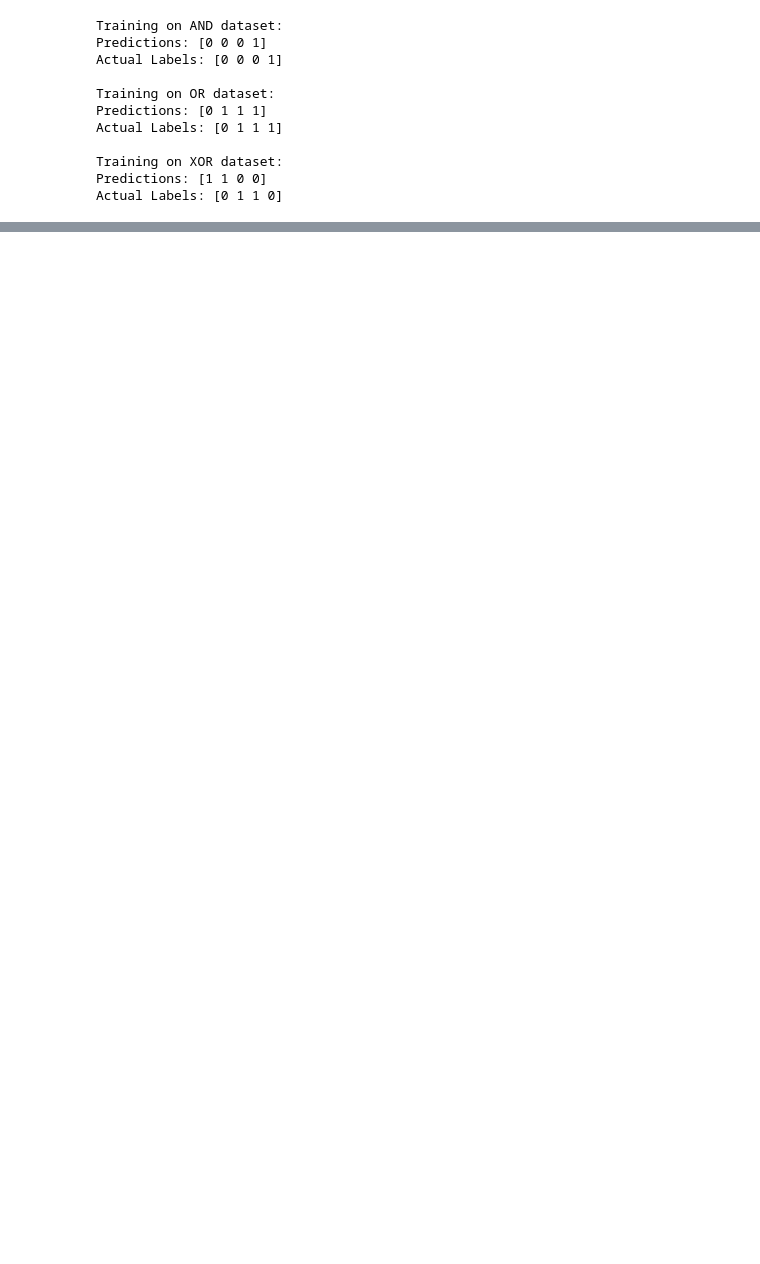
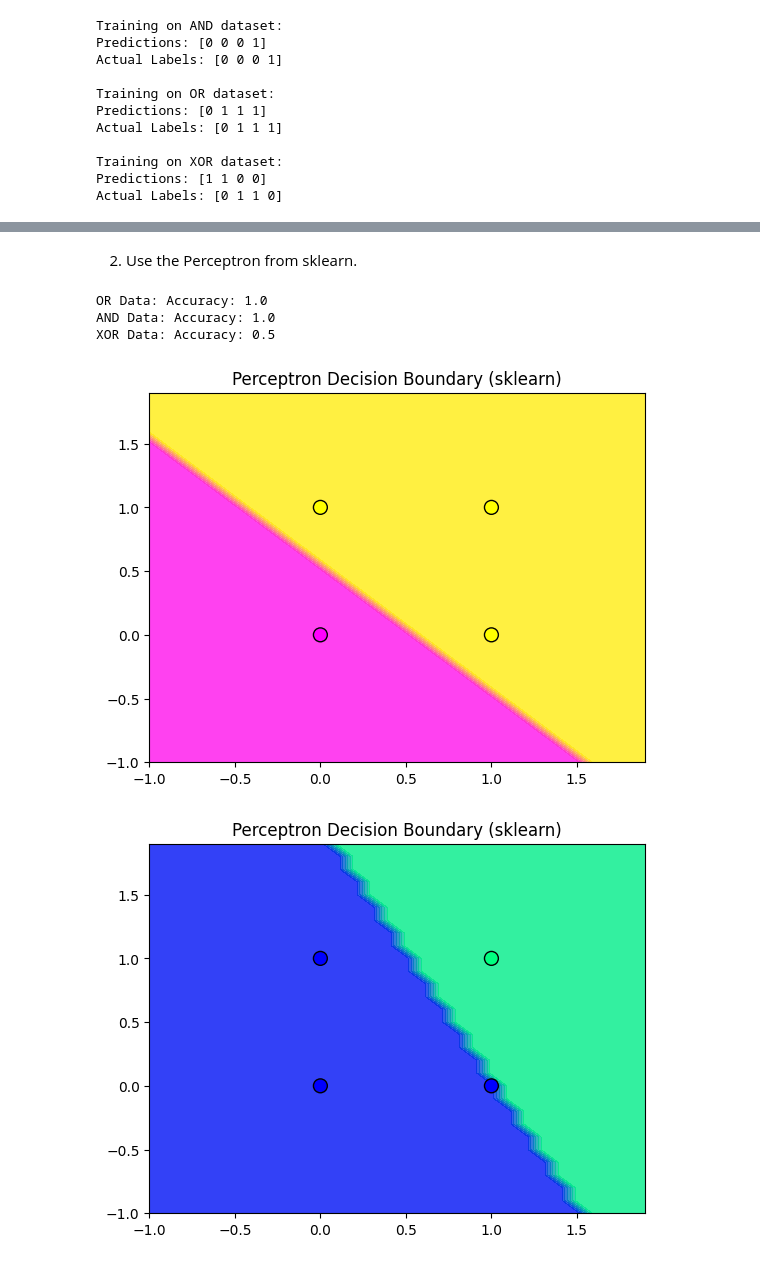
Before and after one commit to Shahi77/DeepLearning_Assignments, a Jupyter notebook: perceptron.ipynb, the cells around one changed output, grey strips where cells are left out. Cells and saved outputs as stored; diff of their text form; code cells hidden in the pictures; blank space fills up the shorter version.

```diff
--- a/perceptron.ipynb
+++ b/perceptron.ipynb
@@ -121,0 +88,56 @@ array([0, 0, 0, 0])
+# %% [markdown]
+2. Use the Perceptron from sklearn.
+# %%
+from sklearn.linear_model import Perceptron
+from sklearn.datasets import make_classification
+import matplotlib.pyplot as plt
+import numpy as np
+
+def generate_data(dataset_type):
+    if dataset_type == 'OR':
+        return np.array([[0, 0], [0, 1], [1, 0], [1, 1]]), np.array([0, 1, 1, 1])
+    elif dataset_type == 'AND':
+        return np.array([[0, 0], [0, 1], [1, 0], [1, 1]]), np.array([0, 0, 0, 1])
+    elif dataset_type == 'XOR':
+        return np.array([[0, 0], [0, 1], [1, 0], [1, 1]]), np.array([0, 1, 1, 0])
+
+
+X_or, y_or = generate_data('OR')
+X_and, y_and = generate_data('AND')
+X_xor, y_xor = generate_data('XOR')
+
+
+def train_perceptron(X, y):
+    model = Perceptron(max_iter=1000, eta0=0.1)
+    model.fit(X, y)
+    return model
+
+
+model_or = train_perceptron(X_or, y_or)
+print("OR Data: Accuracy:", model_or.score(X_or, y_or))
+
+model_and = train_perceptron(X_and, y_and)
+print("AND Data: Accuracy:", model_and.score(X_and, y_and))
+
+model_xor = train_perceptron(X_xor, y_xor)
+print("XOR Data: Accuracy:", model_xor.score(X_xor, y_xor))
+
+def plot_decision_boundary_sklearn(model, X, y, cmap='coolwarm'):
+    x_min, x_max = X[:, 0].min() - 1, X[:, 0].max() + 1
+    y_min, y_max = X[:, 1].min() - 1, X[:, 1].max() + 1
+    xx, yy = np.meshgrid(np.arange(x_min, x_max, 0.1), np.arange(y_min, y_max, 0.1))
+    Z = model.predict(np.c_[xx.ravel(), yy.ravel()]).reshape(xx.shape)
+
+    plt.contourf(xx, yy, Z, alpha=0.8, cmap=cmap)
+    plt.scatter(X[:, 0], X[:, 1], c=y, edgecolors='k', marker='o', s=100, cmap=cmap)
+    plt.title("Perceptron Decision Boundary (sklearn)")
+    plt.show()
+plot_decision_boundary_sklearn(model_or, X_or, y_or, cmap='spring')
+plot_decision_boundary_sklearn(model_and, X_and, y_and, cmap='winter')
+plot_decision_boundary_sklearn(model_xor, X_xor, y_xor, cmap='viridis')
+# %% [output]
+OR Data: Accuracy: 1.0
+AND Data: Accuracy: 1.0
+XOR Data: Accuracy: 0.5
+[figure, added]
+[figure, added]
```
Also changed, not shown: parts of 14 cells of this notebook.
